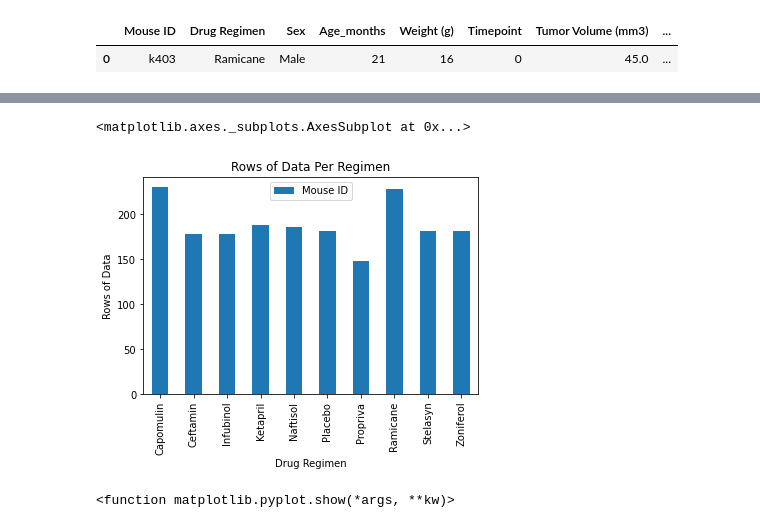
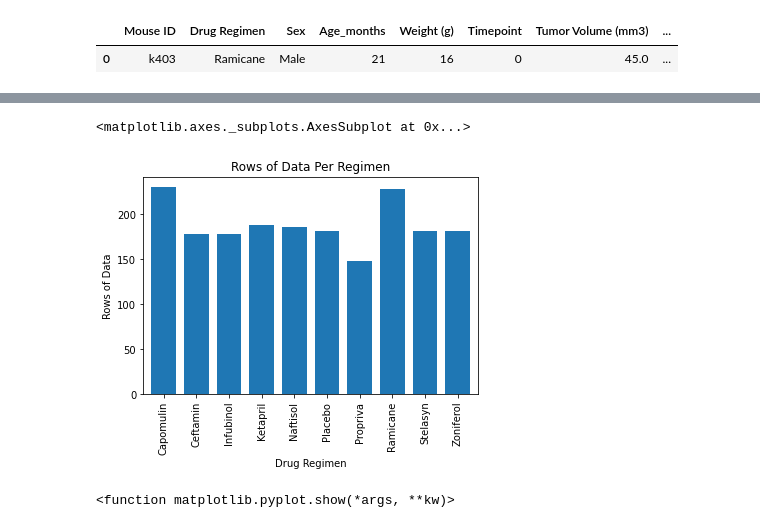
Before and after one commit to cwolf1424/Matplotlib_Challenge, a Jupyter notebook: Starter_Code/Pymaceuticals/pymaceuticals_starter.ipynb, the cells around one changed output, grey strips where cells are left out. Drawn from its saved outputs; the diff is of its cells as text; code cells hidden in the pictures.

Commit message:
Bar graphs match

```diff
--- a/Starter_Code/Pymaceuticals/pymaceuticals_starter.ipynb
+++ b/Starter_Code/Pymaceuticals/pymaceuticals_starter.ipynb
@@ -197,5 +197,6 @@ cln_merged_results_df.head(1)
 # Create dataframe to chart
 chart_data = cln_merged_results_df.groupby(["Drug Regimen"])["Mouse ID"].count()
 chart_df = pd.DataFrame(chart_data)
-chart_df
+chart_df = chart_df.rename(columns={"Mouse ID":"Rows of Data"})
+chart_df.head(1)
 # %% [output]
@@ -214,10 +206,10 @@ chart_df
 # %%
 # Generate a bar plot showing the total number of rows (Mouse ID/Timepoints) for each drug regimen using Pandas.
-chart_df_bar1 = chart_df.plot (kind="bar", title="Rows of Data Per Regimen")
+chart_df_bar1 = chart_df.plot (kind="bar", title="Rows of Data Per Regimen", legend=False, width=.75)
 chart_df_bar1.set_ylabel("Rows of Data")
 chart_df_bar1
 # %% [output]
 <matplotlib.axes._subplots.AxesSubplot at 0x...>
-[figure, old version]
+[figure, new version]
 # %%
 # Generate a bar plot showing the total number of rows (Mouse ID/Timepoints) for each drug regimen using pyplot.
```
Also changed, not shown: parts of 2 cells of this notebook, 1 other file.
